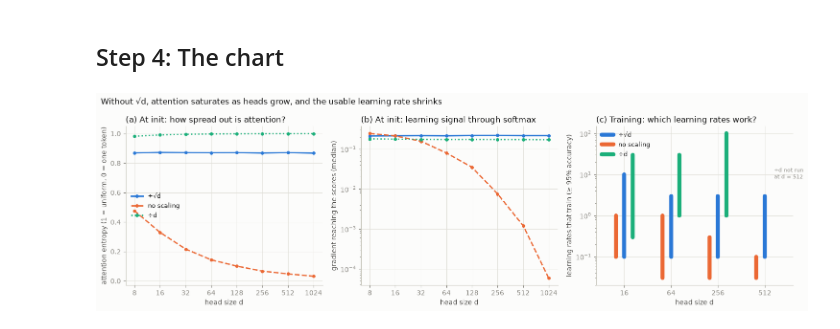
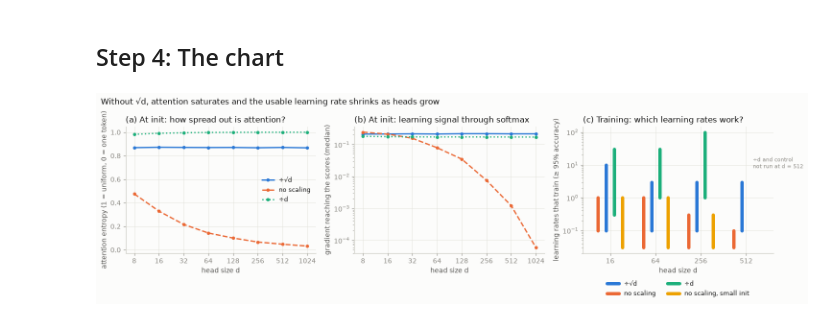
Before and after one commit to srkadia/llm-lab, a Jupyter notebook: 02-attention/notebooks/03_experiment.ipynb, the cells around one changed output. Saved outputs shown, nothing was run; the diff lists cells and outputs as text; code cells hidden in the pictures.

Commit message:
02: control run, fix why lr window shrinks

```diff
--- a/02-attention/notebooks/03_experiment.ipynb
+++ b/02-attention/notebooks/03_experiment.ipynb
@@ -170,10 +172,10 @@ def swap_last2(t):
     n = t.data.ndim
     return t.transpose(tuple(range(n - 2)) + (n - 1, n - 2))
 
-def train_retrieval(d, scale, lr, steps=300, B=32, T=16, seed=0):
+def train_retrieval(d, scale, lr, init_mult=1.0, steps=300, B=32, T=16, seed=0):
     r = np.random.default_rng(seed)
-    Wq = Tensor(r.standard_normal((d, d)) / np.sqrt(d))
-    Wk = Tensor(r.standard_normal((d, d)) / np.sqrt(d))
+    Wq = Tensor(r.standard_normal((d, d)) / np.sqrt(d) * init_mult)
+    Wk = Tensor(r.standard_normal((d, d)) / np.sqrt(d) * init_mult)
     data = np.random.default_rng(seed + 1)
     accs = []
     for step in range(steps):
@@ -192,7 +194,8 @@ def train_retrieval(d, scale, lr, steps=300, B=32, T=16, seed=0):
     return float(np.mean(accs[-50:]))
 
 LRS = [0.03, 0.1, 0.3, 1, 3, 10, 30, 100]
-RUNS = [(d, name) for d in [16, 64, 256] for name in SCALES]
+CONTROL = "no scaling, small init"                   # no scaling, Wq/Wk start d**-0.25 smaller
+RUNS = [(d, name) for d in [16, 64, 256] for name in list(SCALES) + [CONTROL]]
 RUNS += [(512, "no scaling"), (512, "÷√d")]           # d = 512 is slow, so only the two that matter most
 LRS_512 = [0.03, 0.1, 0.3, 1, 3, 10]
 
@@ -200,7 +203,11 @@ results = {}
 t0 = time.perf_counter()
 for d, name in RUNS:
     lrs = LRS_512 if d == 512 else LRS
-    results[d, name] = {lr: train_retrieval(d, SCALES[name]["fn"](d), lr) for lr in lrs}
-    print(f"d={d:4d} {name:11s} " + "  ".join(f"lr={lr:g}:{a:.2f}" for lr, a in results[d, name].items())
+    if name == CONTROL:
+        scale, init_mult = 1.0, d ** -0.25
+    else:
+        scale, init_mult = SCALES[name]["fn"](d), 1.0
+    results[d, name] = {lr: train_retrieval(d, scale, lr, init_mult) for lr in lrs}
+    print(f"d={d:4d} {name:22s} " + "  ".join(f"lr={lr:g}:{a:.2f}" for lr, a in results[d, name].items())
           + f"   [{time.perf_counter() - t0:.0f}s]", flush=True)
 # %% [output]
@@ -220,12 +230,12 @@ def window(accs, threshold=0.95):
     ok = [lr for lr, a in accs.items() if a >= threshold]
     return (min(ok), max(ok)) if ok else None
 
-print(f"{'scaling':11s} | " + " | ".join(f"d = {d:<4d}" for d in [16, 64, 256, 512]))
-for name in SCALES:
+print(f"{'scaling':22s} | " + " | ".join(f"d = {d:<4d}" for d in [16, 64, 256, 512]))
+for name in list(SCALES) + [CONTROL]:
     cells = []
     for d in [16, 64, 256, 512]:
         w = window(results[d, name]) if (d, name) in results else None
         cells.append("not run   " if (d, name) not in results else (f"{w[0]:g} – {w[1]:g}".ljust(10) if w else "none      "))
-    print(f"{name:11s} | " + " | ".join(cells))
+    print(f"{name:22s} | " + " | ".join(cells))
 print("\n(range of learning rates that reach >= 95% accuracy)")
 # %% [output]
@@ -248,42 +259,46 @@ for ax in (ax1, ax2):
     ax.set_xscale("log", base=2)
     ax.set_xticks(dims, [str(d) for d in dims])
     ax.set_xlabel("head size d")
 ax1.set_ylim(-0.03, 1.05)
 ax1.set_ylabel("attention entropy (1 = uniform, 0 = one token)")
 ax1.set_title("(a) At init: how spread out is attention?", loc="left")
-ax1.legend(loc="center left", fontsize=9)
+ax1.legend(loc="center right", fontsize=9)
 ax2.set_yscale("log")
 ax2.set_ylabel("gradient reaching the scores (median)")
 ax2.set_title("(b) At init: learning signal through softmax", loc="left")
 
 # (c) the window of learning rates that train, per head size and scaling
-offsets = {"÷√d": 0.0, "no scaling": -0.18, "÷d": 0.18}
+# the control goes last, next to ÷d rather than next to orange (orange and yellow are hard to tell apart)
+offsets = {"no scaling": -0.27, "÷√d": -0.09, "÷d": 0.09, CONTROL: 0.27}
+colors = {name: cfg["color"] for name, cfg in SCALES.items()} | {CONTROL: "#eda100"}
 train_dims = [16, 64, 256, 512]
-for name, cfg in SCALES.items():
+for name, color in colors.items():
+    labeled = False
     for i, d in enumerate(train_dims):
         if (d, name) not in results:
             continue
         w = window(results[d, name])
         if w is None:
             continue
         x = i + offsets[name]
-        ax3.plot([x, x], [w[0], w[1]], color=cfg["color"], lw=6, solid_capstyle="round",
-                 label=name if i == 0 else None)
+        ax3.plot([x, x], [w[0], w[1]], color=color, lw=5, solid_capstyle="round",
+                 label=None if labeled else name)
+        labeled = True
 ax3.set_yscale("log")
 ax3.set_xticks(range(len(train_dims)), [str(d) for d in train_dims])
 ax3.set_xlim(-0.6, len(train_dims) - 0.4)
 ax3.set_xlabel("head size d")
 ax3.set_ylabel("learning rates that train (≥ 95% accuracy)")
 ax3.set_title("(c) Training: which learning rates work?", loc="left")
-ax3.legend(loc="upper left", fontsize=9)
-ax3.text(len(train_dims) - 1 + 0.2, 8, "÷d not run\nat d = 512", color=MUTED, fontsize=8, ha="left")
+ax3.legend(loc="upper center", bbox_to_anchor=(0.5, -0.17), ncol=2, fontsize=9)   # below: 4 entries would cover the bars
+ax3.text(len(train_dims) - 1 + 0.15, 8, "÷d and control\nnot run at d = 512", color=MUTED, fontsize=8, ha="left")
 
-fig.suptitle("Without √d, attention saturates as heads grow, and the usable learning rate shrinks",
+fig.suptitle("Without √d, attention saturates and the usable learning rate shrinks as heads grow",
              x=0.01, ha="left", fontsize=12)
 plt.tight_layout()
 plt.show()
 # %% [output]
-[figure, old version]
+[figure, new version]
 # %% [markdown]
 ## Findings
 
```
Also changed, not shown: parts of 5 cells of this notebook, 6 other files.
